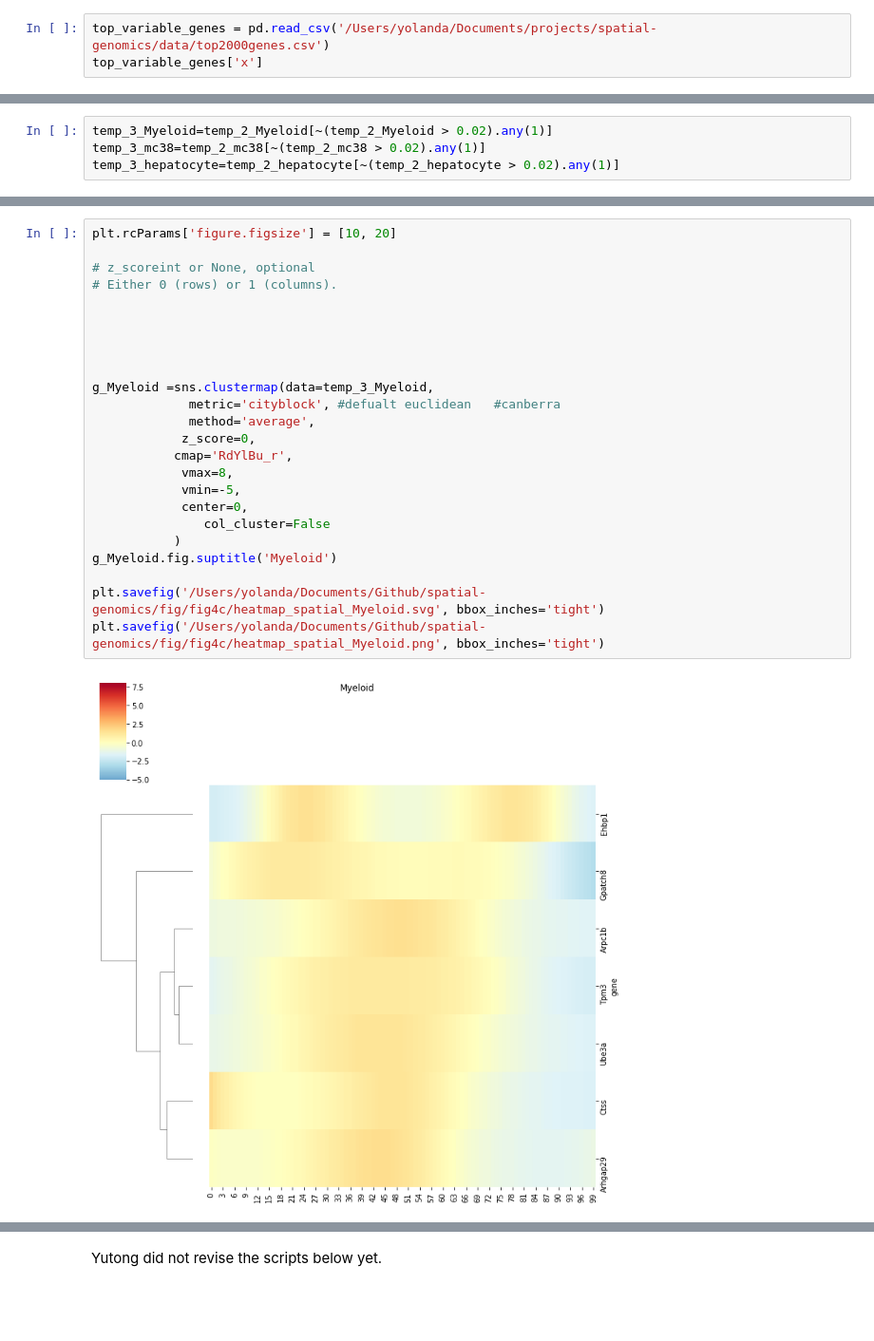
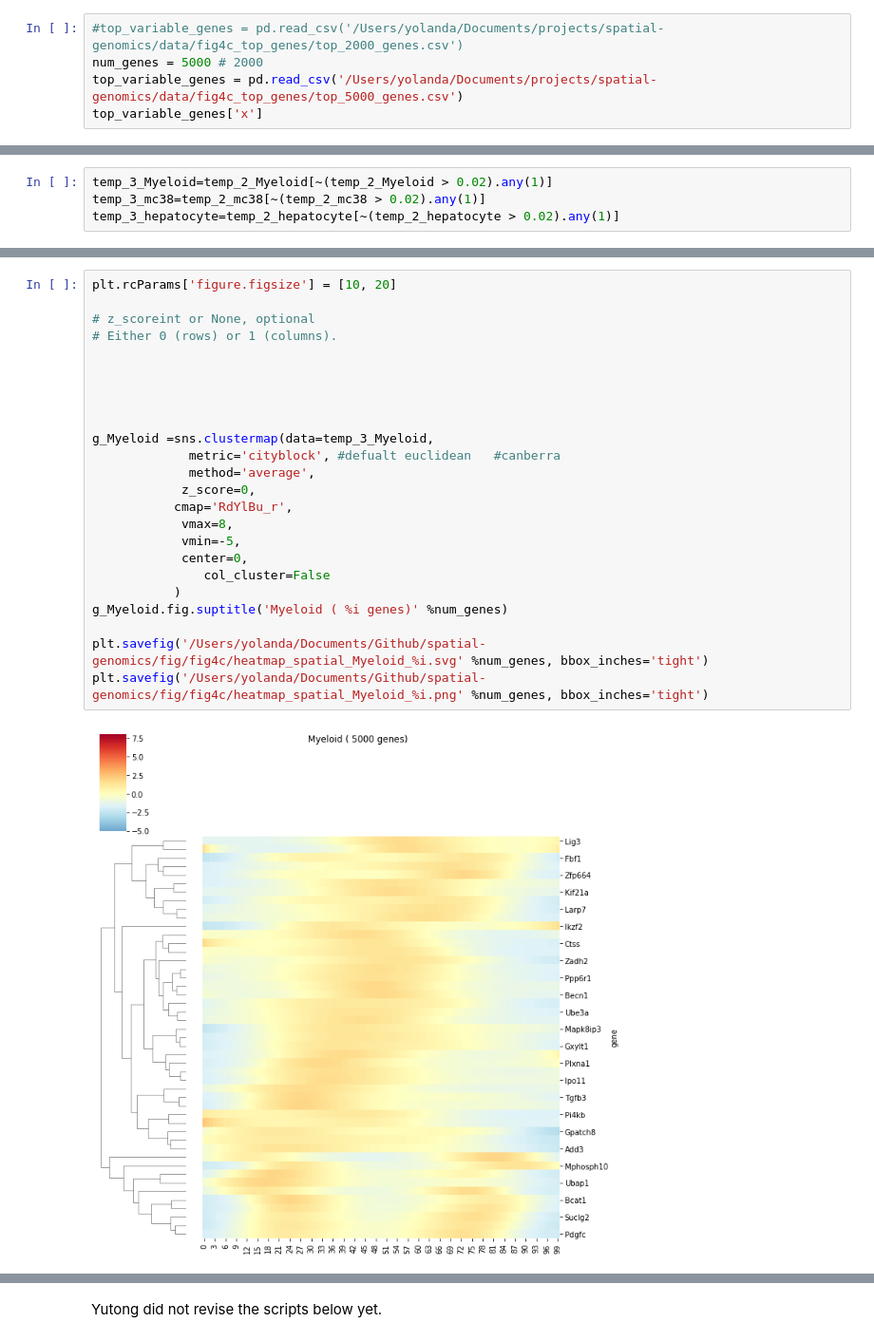
Before and after one commit to yelabucsf/spatial, a Jupyter notebook: notebooks/liver_figures/XYZeq_fig4_yw.rerun.gene_filter.ipynb, the cells around one changed output, grey strips where cells are left out. Shown at 95% size. Cells and saved outputs as stored; diff of their text form; blank space fills up the shorter version.

Commit message:
update gene_filter scripts

```diff
--- a/notebooks/liver_figures/XYZeq_fig4_yw.rerun.gene_filter.ipynb
+++ b/notebooks/liver_figures/XYZeq_fig4_yw.rerun.gene_filter.ipynb
@@ -59,5 +70,7 @@ summary(liver_gene_cv)
 liver_mat_filter <- liver_mat_log2[which(rank(liver_gene_cv) > length(liver_gene_cv) - 2000), ]
 # %%
-top_variable_genes = pd.read_csv('/Users/yolanda/Documents/projects/spatial-genomics/data/top2000genes.csv')
+#top_variable_genes = pd.read_csv('/Users/yolanda/Documents/projects/spatial-genomics/data/fig4c_top_genes/top_2000_genes.csv')
+num_genes = 5000 # 2000
+top_variable_genes = pd.read_csv('/Users/yolanda/Documents/projects/spatial-genomics/data/fig4c_top_genes/top_5000_genes.csv')
 top_variable_genes['x']
 # %% [output]
@@ -424,29 +446,29 @@ temp_3_hepatocyte.shape
 # %%
 plt.rcParams['figure.figsize'] = [10, 20]
 
 # z_scoreint or None, optional
 # Either 0 (rows) or 1 (columns).
 
 
 
 
 
 g_Myeloid =sns.clustermap(data=temp_3_Myeloid,
              metric='cityblock', #defualt euclidean   #canberra
              method='average',
             z_score=0,
            cmap='RdYlBu_r',
             vmax=8,
             vmin=-5,
             center=0,
                col_cluster=False
            )
-g_Myeloid.fig.suptitle('Myeloid')
+g_Myeloid.fig.suptitle('Myeloid ( %i genes)' %num_genes)
 
-plt.savefig('/Users/yolanda/Documents/Github/spatial-genomics/fig/fig4c/heatmap_spatial_Myeloid.svg', bbox_inches='tight')
-plt.savefig('/Users/yolanda/Documents/Github/spatial-genomics/fig/fig4c/heatmap_spatial_Myeloid.png', bbox_inches='tight')
+plt.savefig('/Users/yolanda/Documents/Github/spatial-genomics/fig/fig4c/heatmap_spatial_Myeloid_%i.svg' %num_genes, bbox_inches='tight')
+plt.savefig('/Users/yolanda/Documents/Github/spatial-genomics/fig/fig4c/heatmap_spatial_Myeloid_%i.png' %num_genes, bbox_inches='tight')
 # %% [output]
-[figure, old version]
+[figure, new version]
 # %%
 g_mc38 =sns.clustermap(data=temp_3_mc38,
              metric='cityblock', #defualt euclidean   #canberra
```
Also changed, not shown: parts of 15 cells of this notebook, 1 other file.
